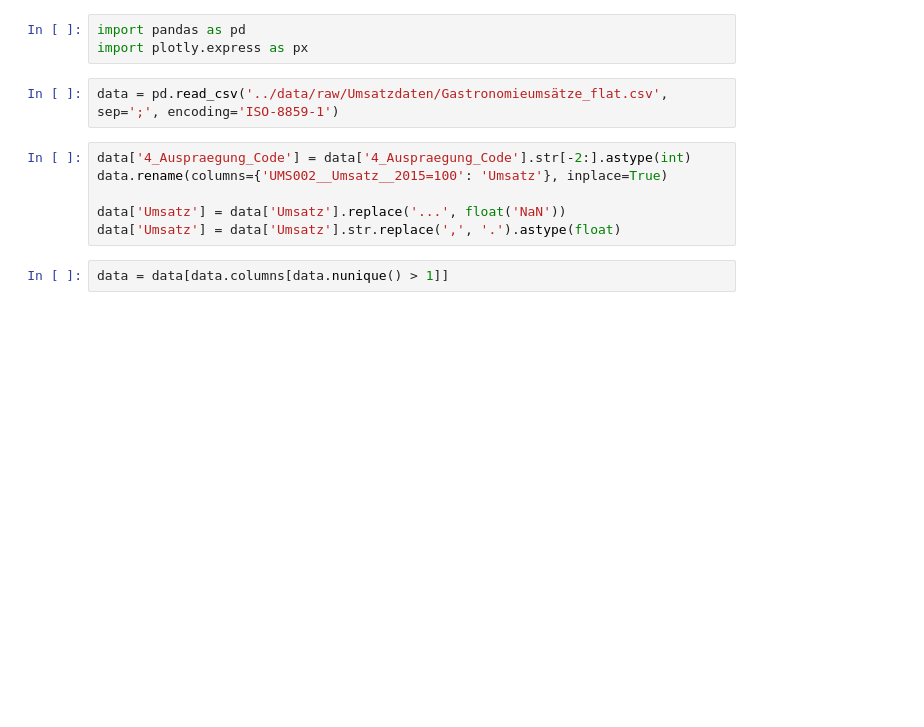
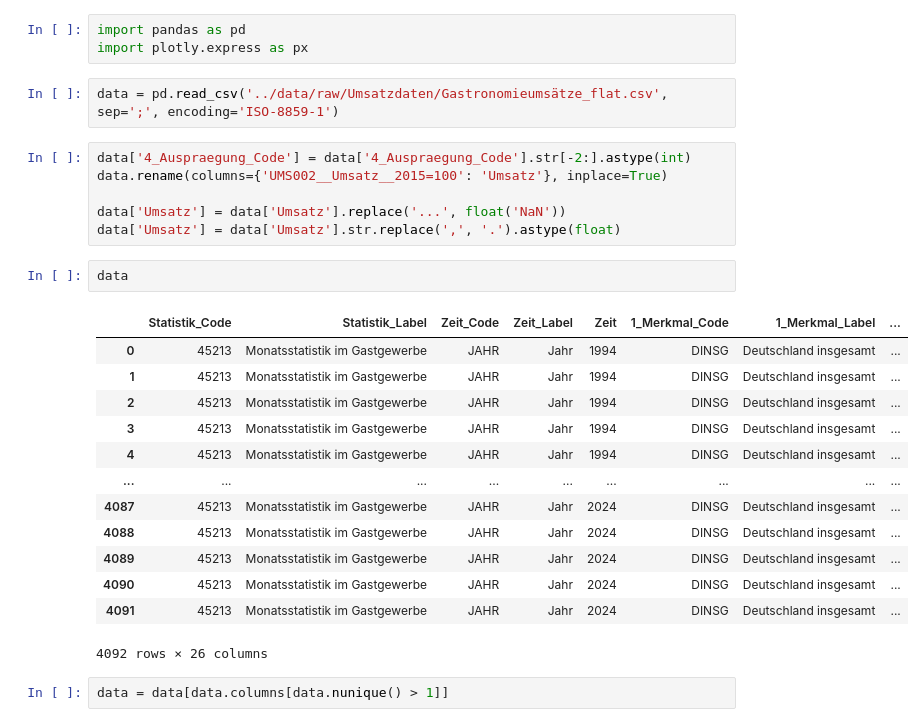
Before and after one commit to Wladi-S/BI2-WeatherSalesAnalysis, a Jupyter notebook: notebooks/umsatz.ipynb, the cells around one changed output. Saved outputs shown, nothing was run; the diff lists cells and outputs as text; blank space fills up the shorter version.

```diff
--- a/notebooks/umsatz.ipynb
+++ b/notebooks/umsatz.ipynb
@@ -9,6 +9,22 @@ data.rename(columns={'UMS002__Umsatz__2015=100': 'Umsatz'}, inplace=True)
 
 data['Umsatz'] = data['Umsatz'].replace('...', float('NaN'))
 data['Umsatz'] = data['Umsatz'].str.replace(',', '.').astype(float)
+# %%
+data
+# %% [output]
+|  | Statistik_Code | Statistik_Label | Zeit_Code | Zeit_Label | Zeit | 1_Merkmal_Code | 1_Merkmal_Label | ... |
+| 0 | 45213 | Monatsstatistik im Gastgewerbe | JAHR | Jahr | 1994 | DINSG | Deutschland insgesamt | ... |
+| 1 | 45213 | Monatsstatistik im Gastgewerbe | JAHR | Jahr | 1994 | DINSG | Deutschland insgesamt | ... |
+| 2 | 45213 | Monatsstatistik im Gastgewerbe | JAHR | Jahr | 1994 | DINSG | Deutschland insgesamt | ... |
+| 3 | 45213 | Monatsstatistik im Gastgewerbe | JAHR | Jahr | 1994 | DINSG | Deutschland insgesamt | ... |
+| 4 | 45213 | Monatsstatistik im Gastgewerbe | JAHR | Jahr | 1994 | DINSG | Deutschland insgesamt | ... |
+| ... | ... | ... | ... | ... | ... | ... | ... | ... |
+| 4087 | 45213 | Monatsstatistik im Gastgewerbe | JAHR | Jahr | 2024 | DINSG | Deutschland insgesamt | ... |
+| 4088 | 45213 | Monatsstatistik im Gastgewerbe | JAHR | Jahr | 2024 | DINSG | Deutschland insgesamt | ... |
+| 4089 | 45213 | Monatsstatistik im Gastgewerbe | JAHR | Jahr | 2024 | DINSG | Deutschland insgesamt | ... |
+| 4090 | 45213 | Monatsstatistik im Gastgewerbe | JAHR | Jahr | 2024 | DINSG | Deutschland insgesamt | ... |
+| 4091 | 45213 | Monatsstatistik im Gastgewerbe | JAHR | Jahr | 2024 | DINSG | Deutschland insgesamt | ... |
+4092 rows × 26 columns
 # %%
 data = data[data.columns[data.nunique() > 1]]
 # %%
```
Also changed, not shown: parts of 2 cells of this notebook, 1 other file.
